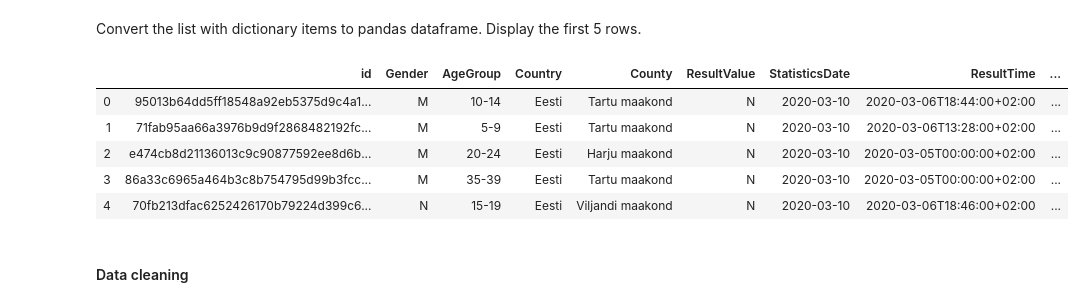
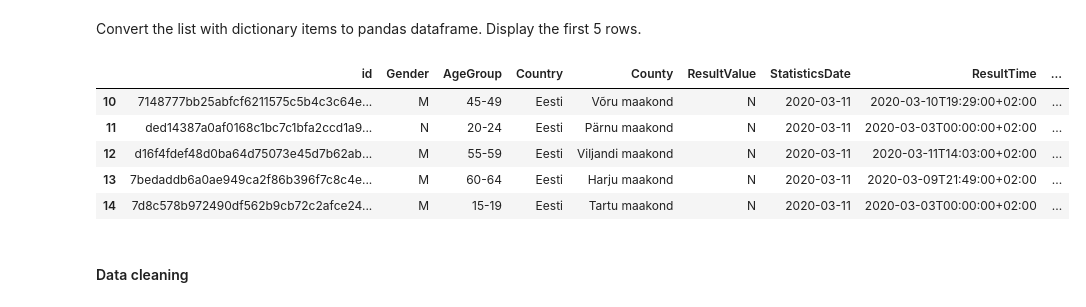
Before and after one commit to AlphaGIS-ee/ag-covid-dashboard-demo, a Jupyter notebook: 01_Download_and_Preprocess_Data.ipynb, the cells around one changed output. Drawn from its saved outputs; the diff is of its cells as text; code cells hidden in the pictures.

```diff
--- a/01_Download_and_Preprocess_Data.ipynb
+++ b/01_Download_and_Preprocess_Data.ipynb
@@ -81,14 +81,14 @@ import pandas as pd
 Convert the list with dictionary items to pandas dataframe. Display the first 5 rows.
 # %%
 df = pd.DataFrame(d)
-df.head()
+df[10:15]
 # %% [output]
 |  | id | Gender | AgeGroup | Country | County | ResultValue | StatisticsDate | ResultTime | ... |
-| 0 | 95013b64dd5ff18548a92eb5375d9c4a1... | M | 10-14 | Eesti | Tartu maakond | N | 2020-03-10 | 2020-03-06T18:44:00+02:00 | ... |
-| 1 | 71fab95aa66a3976b9d9f2868482192fc... | M | 5-9 | Eesti | Tartu maakond | N | 2020-03-10 | 2020-03-06T13:28:00+02:00 | ... |
-| 2 | e474cb8d21136013c9c90877592ee8d6b... | M | 20-24 | Eesti | Harju maakond | N | 2020-03-10 | 2020-03-05T00:00:00+02:00 | ... |
-| 3 | 86a33c6965a464b3c8b754795d99b3fcc... | M | 35-39 | Eesti | Tartu maakond | N | 2020-03-10 | 2020-03-05T00:00:00+02:00 | ... |
-| 4 | 70fb213dfac6252426170b79224d399c6... | N | 15-19 | Eesti | Viljandi maakond | N | 2020-03-10 | 2020-03-06T18:46:00+02:00 | ... |
+| 10 | 7148777bb25abfcf6211575c5b4c3c64e... | M | 45-49 | Eesti | Võru maakond | N | 2020-03-11 | 2020-03-10T19:29:00+02:00 | ... |
+| 11 | ded14387a0af0168c1bc7c1bfa2ccd1a9... | N | 20-24 | Eesti | Pärnu maakond | N | 2020-03-11 | 2020-03-03T00:00:00+02:00 | ... |
+| 12 | d16f4fdef48d0ba64d75073e45d7b62ab... | M | 55-59 | Eesti | Viljandi maakond | N | 2020-03-11 | 2020-03-11T14:03:00+02:00 | ... |
+| 13 | 7bedaddb6a0ae949ca2f86b396f7c8c4e... | M | 60-64 | Eesti | Harju maakond | N | 2020-03-11 | 2020-03-09T21:49:00+02:00 | ... |
+| 14 | 7d8c578b972490df562b9cb72c2afce24... | M | 15-19 | Eesti | Tartu maakond | N | 2020-03-11 | 2020-03-03T00:00:00+02:00 | ... |
 # %% [markdown]
 #### Data cleaning
 # %%
```
Also changed, not shown: parts of 22 cells of this notebook.
